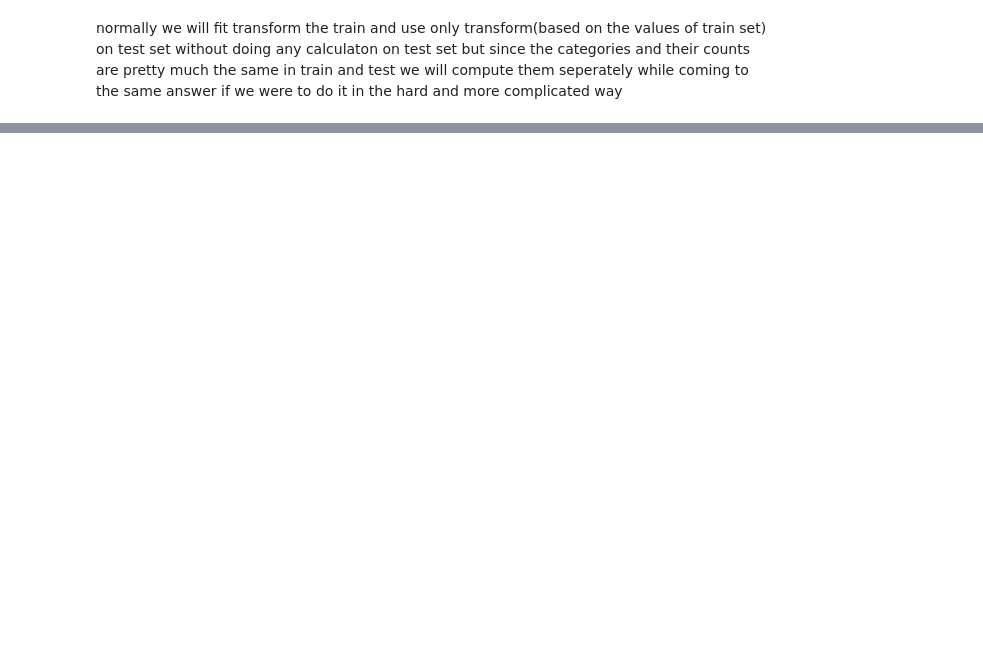
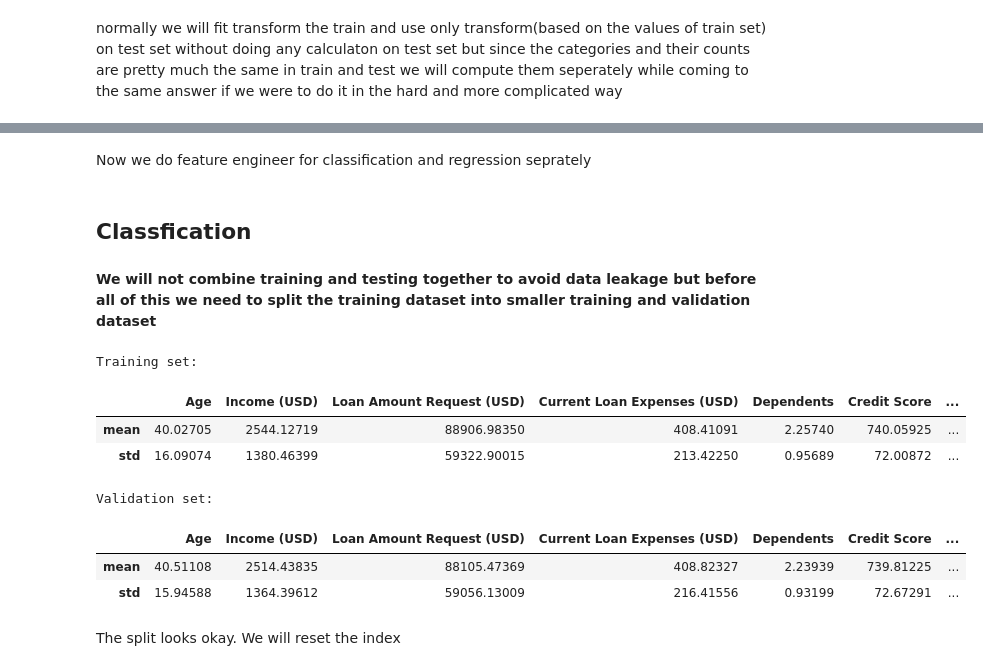
Before and after one commit to shoabahamed/kaggle_notebooks, a Jupyter notebook: classification_regression.ipynb, the cells around one changed output, grey strips where cells are left out. Drawn from its saved outputs; the diff is of its cells as text; code cells hidden in the pictures; blank space fills up the shorter version.

```diff
--- a/classification_regression.ipynb
+++ b/classification_regression.ipynb
@@ -1147,15 +1092,0 @@ a
-# %%
-# converting Property Type from ordnial to nominal and one hot encoding
-var = 'Property Type'
-
-# converting from 1,2,3,4 to property_1, property_2, ...... and droppint last category
-train_property_encoded=pd.get_dummies(train[var].astype('object'),prefix='Property_',drop_first=False)
-test_property_encoded=pd.get_dummies(test[var].astype('object'),prefix='Property_',drop_first=False)
-
-# dropping Property Type as we do not need it anymore
-train.drop(columns=['Property Type'], inplace=True)
-test.drop(columns=['Property Type'], inplace=True)
-
-# joining one hot encoded values to
-train = train.join(train_property_encoded)
-test = test.join(test_property_encoded)
@@ -1176,3 +1134,17 @@ normally we will fit transform the train and use only transform(based on the val
+# %%
+train['Income Stability_Ordered'] = train['Income Stability'].replace({'Low': 1, 'High': 2})
+train['Location_Ordered'] = train['Location'].replace({'Rural': 1, 'Semi-Urban': 2, 'Urban':3})
+train['Property Location_Ordered'] = train['Property Location'].replace({'Rural': 1, 'Semi-Urban': 2, 'Urban':3})
+train['Has Active Credit Card_Ordered'] = train['Has Active Credit Card'].replace({'Unpossessed': 0, 'Inactive': 1, "Active": 2})
+
+test['Income Stability_Ordered'] = test['Income Stability'].replace({'Low': 1, 'High': 2})
+test['Location_Ordered'] = test['Location'].replace({'Rural': 1, 'Semi-Urban': 2, 'Urban':3})
+test['Property Location_Ordered'] = test['Property Location'].replace({'Rural': 1, 'Semi-Urban': 2, 'Urban':3})
+test['Has Active Credit Card_Ordered'] = test['Has Active Credit Card'].replace({'Unpossessed': 0, 'Inactive': 1, "Active": 2})
+# %% [markdown]
+Now we do feature engineer for classification and regression seprately
+# %% [markdown]
+## Classfication
 # %%
 # adding expenses
 
@@ -1183,3 +1155,32 @@ total_expenses = pd.Series(expense1 + expense2)
 train['Total Expenses'] = total_expenses
 
 sns.boxplot(x='Total Expenses', y='Loan Sanction Amount (USD)', data=train)
+# %% [markdown]
+
+****We will not combine training and testing together to avoid data leakage but before all of this we need to split the training dataset into smaller training and validation dataset****
+# %%
+# resampling to avoid sampling bias
+seed = 10
+train_all = train.sample(frac=1.0, random_state=10)
+# splitting into train and validation set
+train_set, valid_set = train_test_split(train_all, test_size=0.2, random_state=10)
+
+# checking if the split is correct or not by comparing standard deviation and mean of continous feature a quick and easy way
+set_info = ['mean', 'std']
+
+print("Training set: ")
+display(train_set.describe().loc[set_info])
+
+print("Validation set: ")
+valid_set.describe().loc[set_info]
+# %% [output]
+Training set:
+|  | Age | Income (USD) | Loan Amount Request (USD) | Current Loan Expenses (USD) | Dependents | Credit Score | ... |
+| mean | 40.02705 | 2544.12719 | 88906.98350 | 408.41091 | 2.25740 | 740.05925 | ... |
+| std | 16.09074 | 1380.46399 | 59322.90015 | 213.42250 | 0.95689 | 72.00872 | ... |
+Validation set:
+|  | Age | Income (USD) | Loan Amount Request (USD) | Current Loan Expenses (USD) | Dependents | Credit Score | ... |
+| mean | 40.51108 | 2514.43835 | 88105.47369 | 408.82327 | 2.23939 | 739.81225 | ... |
+| std | 15.94588 | 1364.39612 | 59056.13009 | 216.41556 | 0.93199 | 72.67291 | ... |
+# %% [markdown]
+The split looks okay. We will reset the index
```
Also changed, not shown: parts of 57 cells of this notebook.
